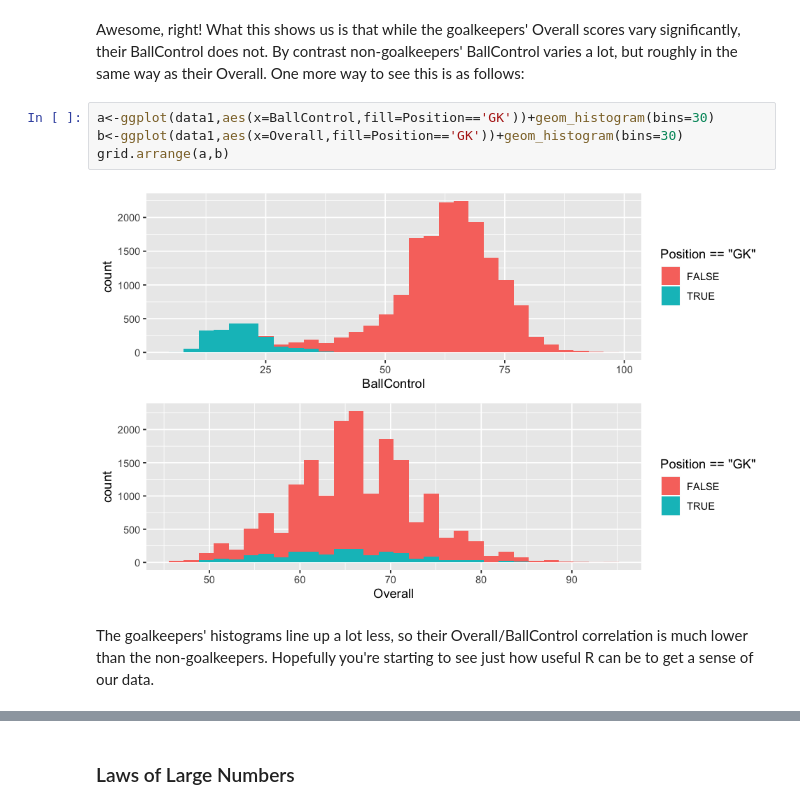
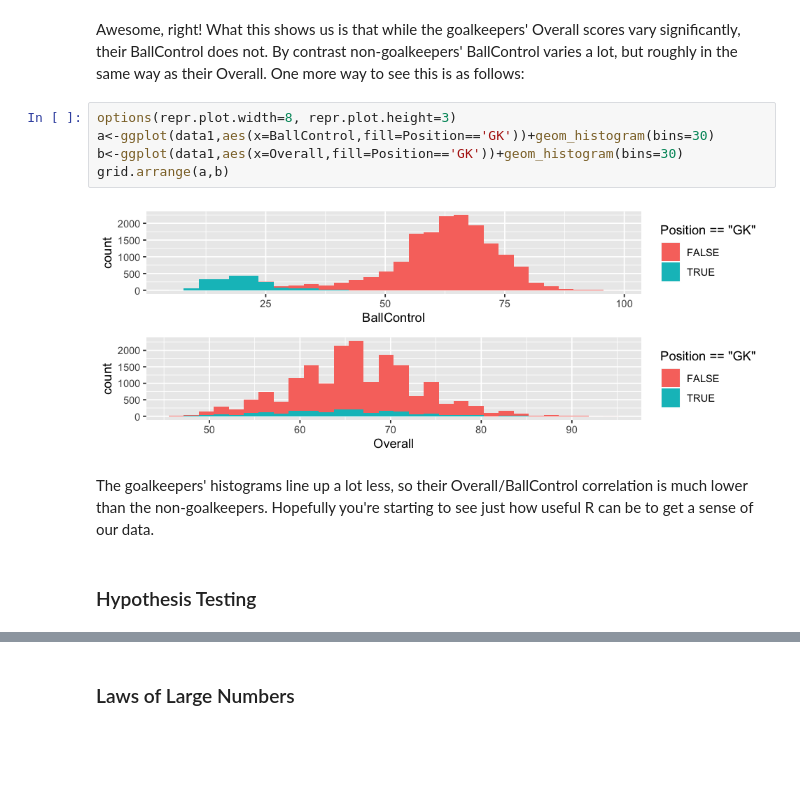
Before and after one commit to hands-on-econ/Hands-On-Econ, a Jupyter notebook: Michaelmas/5. Statistics II.ipynb, the cells around one changed output, grey strips where cells are left out. Drawn from its saved outputs; the diff is of its cells as text; blank space fills up the shorter version.

```diff
--- a/Michaelmas/5. Statistics II.ipynb
+++ b/Michaelmas/5. Statistics II.ipynb
@@ -124,10 +125,13 @@ grid.arrange(a,b,c,d,ncol=2,widths=c(4,1),heights=c(1,4))
 # %% [markdown]
 Awesome, right! What this shows us is that while the goalkeepers' Overall scores vary significantly, their BallControl does not. By contrast non-goalkeepers' BallControl varies a lot, but roughly in the same way as their Overall. One more way to see this is as follows:
 # %%
+options(repr.plot.width=8, repr.plot.height=3)
 a<-ggplot(data1,aes(x=BallControl,fill=Position=='GK'))+geom_histogram(bins=30)
 b<-ggplot(data1,aes(x=Overall,fill=Position=='GK'))+geom_histogram(bins=30)
 grid.arrange(a,b)
 # %% [output]
-[figure, old version]
+[figure, new version]
 # %% [markdown]
 The goalkeepers' histograms line up a lot less, so their Overall/BallControl correlation is much lower than the non-goalkeepers. Hopefully you're starting to see just how useful R can be to get a sense of our data.
+# %% [markdown]
+### Hypothesis Testing<a id='Hypothesis Testing'></a>
```
Also changed, not shown: parts of 26 cells of this notebook, 1 other file.
